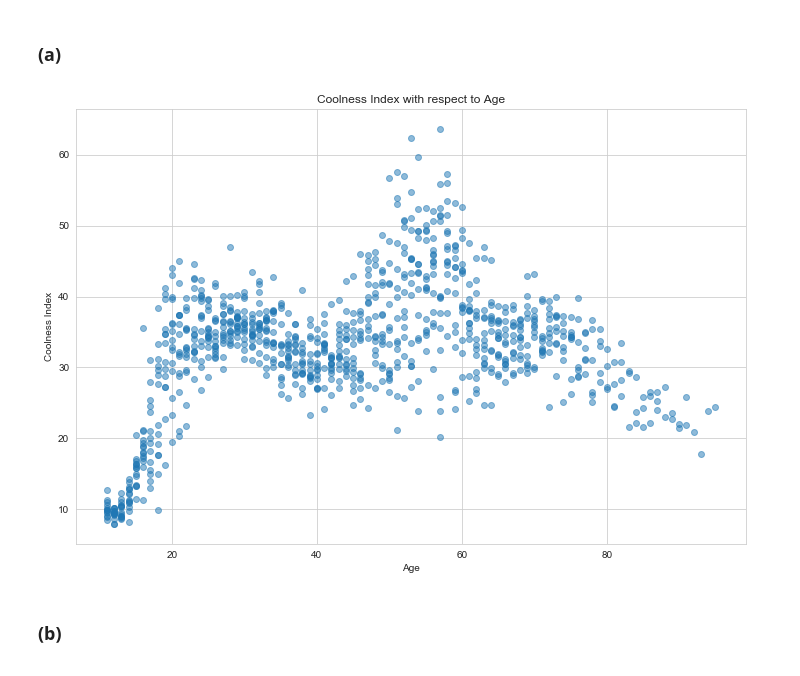
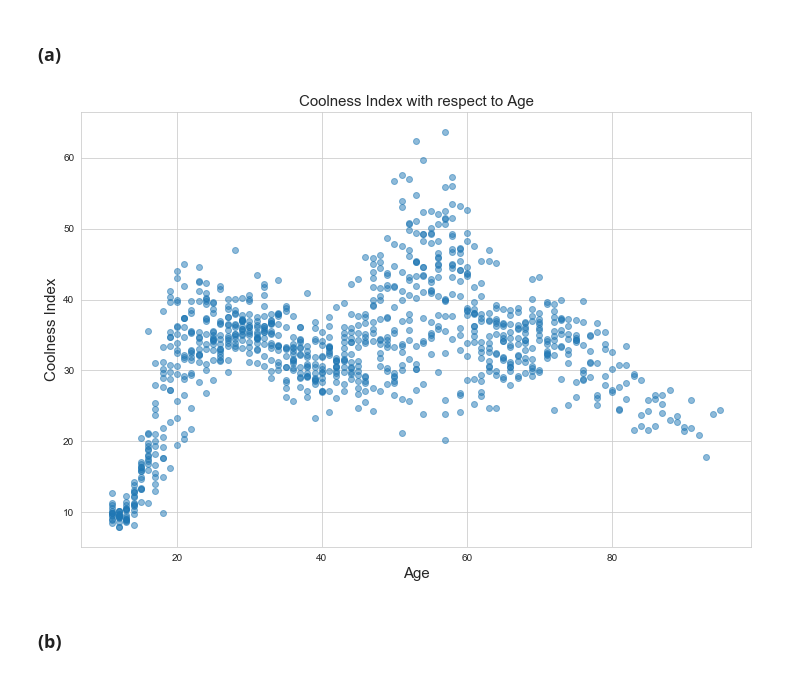
Before and after one commit to timqzhang/persp-model-econ_w20, a Jupyter notebook: ProblemSets/PS7/per_hw7.ipynb, the cells around one changed output. Saved outputs shown, nothing was run; the diff lists cells and outputs as text; code cells hidden in the pictures.

```diff
--- a/ProblemSets/PS7/per_hw7.ipynb
+++ b/ProblemSets/PS7/per_hw7.ipynb
@@ -251,15 +262,15 @@ df2.head()
 # %%
 # draw the plot
 
 plt.figure(figsize=(12,8))
 
 plt.scatter(df2['age'],df2['cool_index'],alpha=0.5)
-plt.xlabel("Age")
-plt.ylabel("Coolness Index")
-plt.title("Coolness Index with respect to Age")
+plt.xlabel("Age",size=15)
+plt.ylabel("Coolness Index",size=15)
+plt.title("Coolness Index with respect to Age",size=15)
 plt.show()
 # %% [output]
-[figure, old version]
+[figure, new version]
 # %% [markdown]
 ### (b)
 # %%
```
Also changed, not shown: parts of 16 cells of this notebook.
